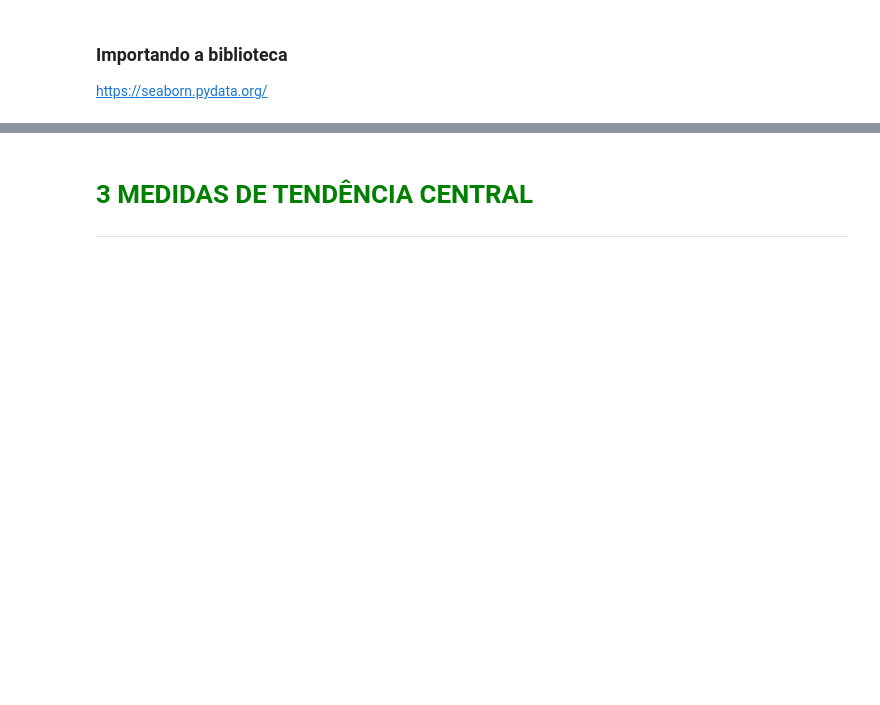
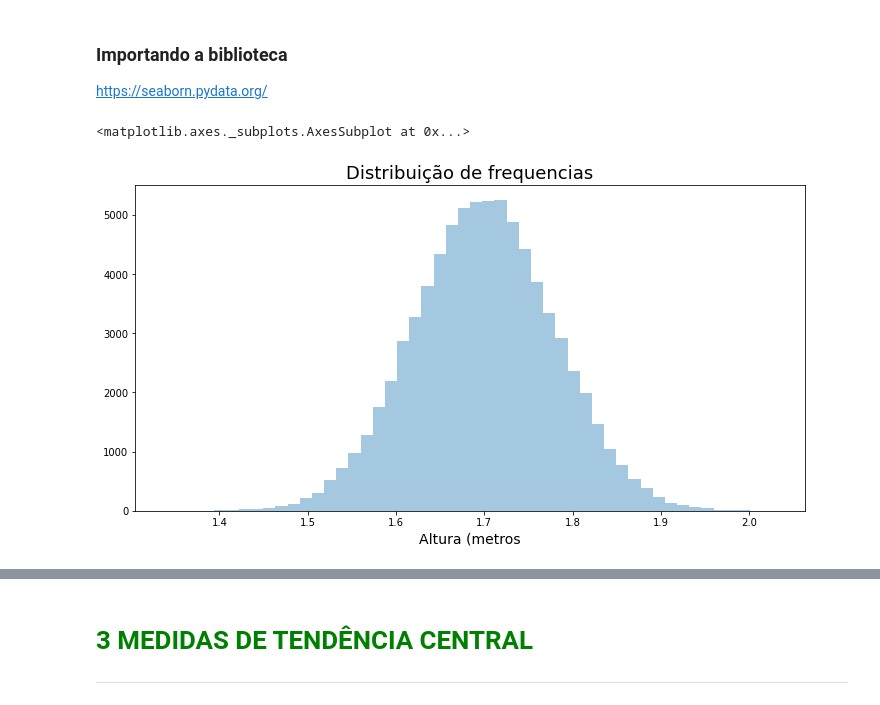
Before and after one commit to vsoier/Curso_de_Estat-stica_Parte_1, a Jupyter notebook: Curso_de_Estatística_Parte_1.ipynb, the cells around one changed output, grey strips where cells are left out. Drawn from its saved outputs; the diff is of its cells as text; code cells hidden in the pictures; blank space fills up the shorter version.

```diff
--- a/Curso_de_Estatística_Parte_1.ipynb
+++ b/Curso_de_Estatística_Parte_1.ipynb
@@ -125,0 +128,2 @@ https://pandas.pydata.org/
+# %%
+dados = pd.read_csv('dados.csv')
@@ -227,0 +445,9 @@ https://seaborn.pydata.org/
+# %%
+ax = sns.distplot(dados.Altura, kde = False)
+ax.figure.set_size_inches(12,6)
+ax.set_title('Distribuição de frequencias', fontsize = 18)
+ax.set_xlabel('Altura (metros', fontsize=14)
+ax
+# %% [output]
+<matplotlib.axes._subplots.AxesSubplot at 0x...>
+[figure, added]
```
Also changed, not shown: parts of 84 cells of this notebook.
